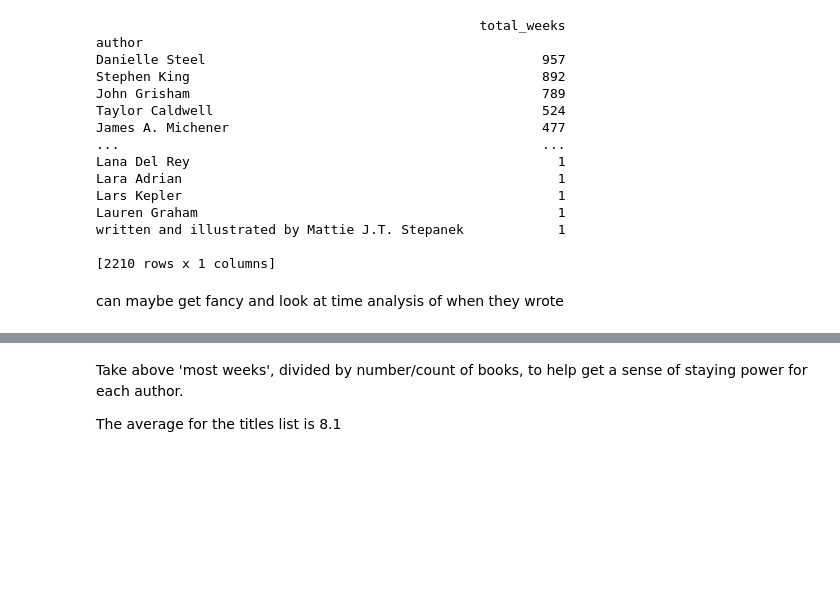
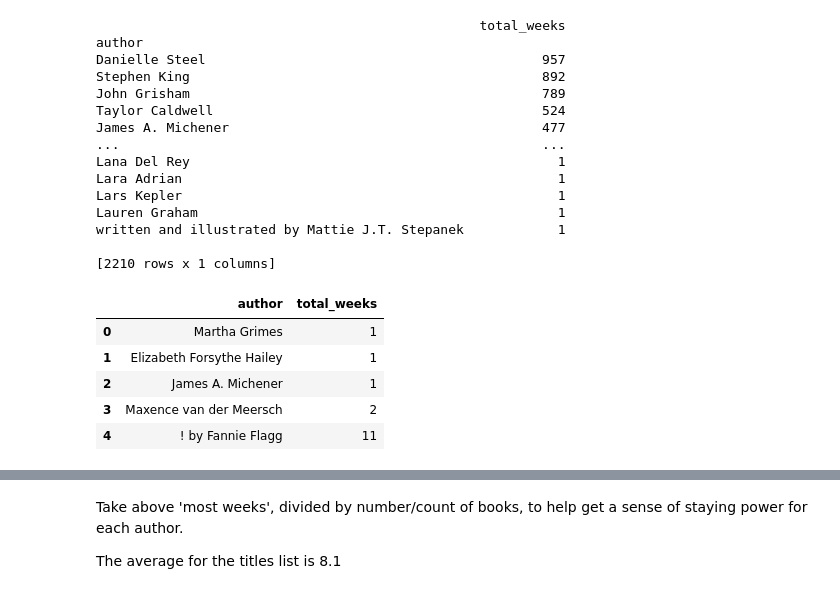
Before and after one commit to wcrowley342/bookanalysis, a Jupyter notebook: Book_Analysis.ipynb, the cells around one changed output, grey strips where cells are left out. Cells and saved outputs as stored; diff of their text form; code cells hidden in the pictures; blank space fills up the shorter version.

```diff
--- a/Book_Analysis.ipynb
+++ b/Book_Analysis.ipynb
@@ -259,5 +242,3 @@ Lauren Graham                                              1
 written and illustrated by Mattie J.T. Stepanek            1
 
 [2210 rows x 1 columns]
-# %% [markdown]
-can maybe get fancy and look at time analysis of when they wrote
@@ -263,0 +247,9 @@ can maybe get fancy and look at time analysis of when they wrote
+# %%
+most_weeks_df.head()
+# %% [output]
+|  | author | total_weeks |
+| 0 | Martha Grimes | 1 |
+| 1 | Elizabeth Forsythe Hailey | 1 |
+| 2 | James A. Michener | 1 |
+| 3 | Maxence van der Meersch | 2 |
+| 4 | ! by Fannie Flagg | 11 |
```
Also changed, not shown: parts of 13 cells of this notebook.
